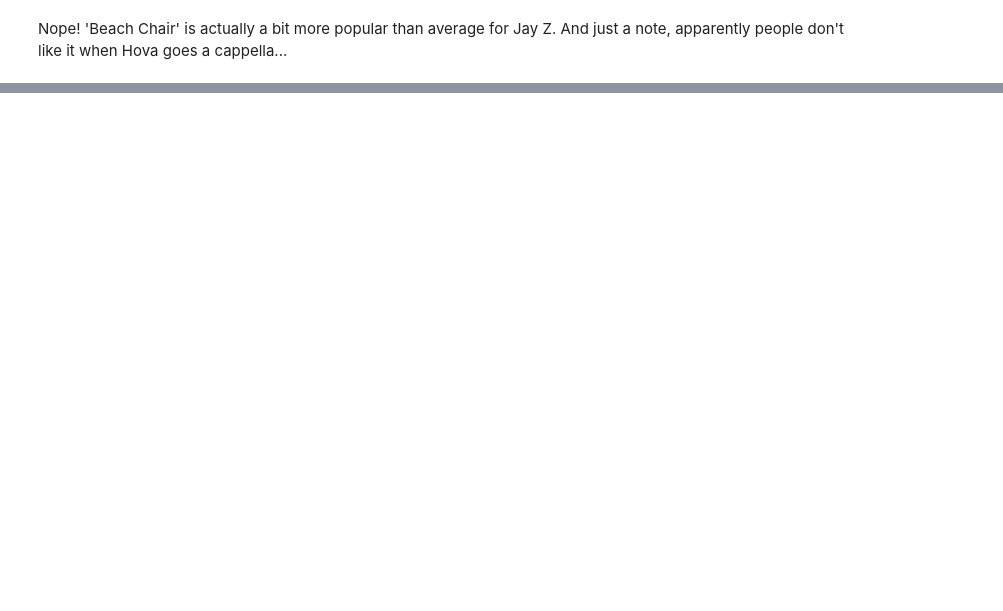
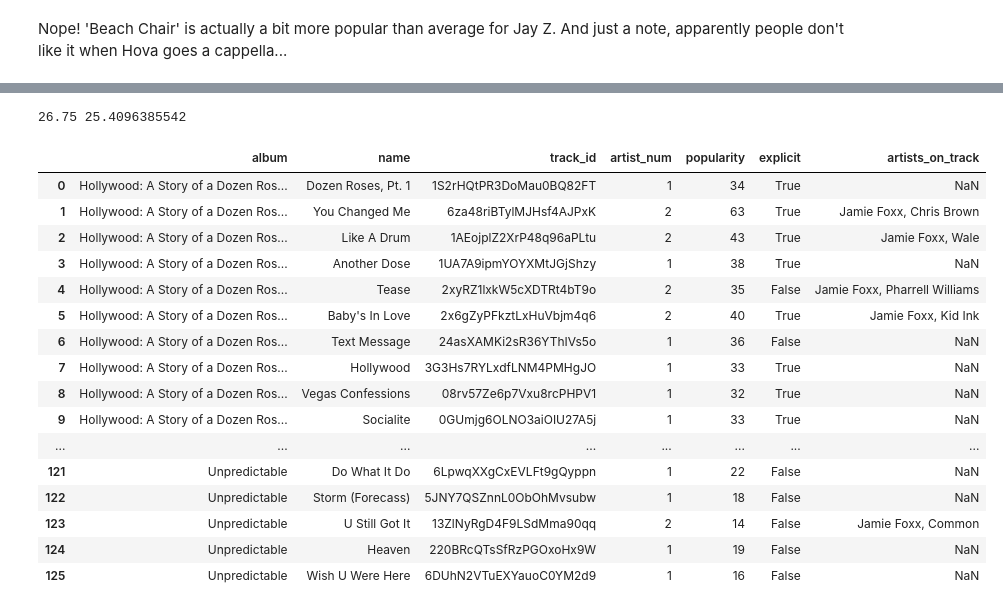
Before and after one commit to katiesch/DSInteractives, a Jupyter notebook: kanye.ipynb, the cells around one changed output, grey strips where cells are left out. Drawn from its saved outputs; the diff is of its cells as text; code cells hidden in the pictures; blank space fills up the shorter version.

Commit message:
starting queries of other artists

```diff
--- a/kanye.ipynb
+++ b/kanye.ipynb
@@ -769,0 +756,5 @@ artist
+# %%
+# Artists that have the largest positive affect on Kanye tracks: Jamie Foxx, T-Pain, Nicki Minaj, Syleena Johnson (but no collabs)
+# Artists with largest negative affect on Kanye tracks: Chris Martin, Brandy, The Game, Ludacris, Freeway
+jf_albums=fetch_albums('Jamie Foxx')
+jf_tracks=fetch_tracks(jf_albums)
@@ -769,0 +775,25 @@ artist
+# %%
+print jf_kanye['popularity'].mean(), jf_alone['popularity'].mean()
+# %% [output]
+26.75 25.4096385542
+# %%
+pd.options.display.max_rows = 150
+jf_tracks
+# %% [output]
+|  | album | name | track_id | artist_num | popularity | explicit | artists_on_track |
+| 0 | Hollywood: A Story of a Dozen Ros... | Dozen Roses, Pt. 1 | 1S2rHQtPR3DoMau0BQ82FT | 1 | 34 | True | NaN |
+| 1 | Hollywood: A Story of a Dozen Ros... | You Changed Me | 6za48riBTylMJHsf4AJPxK | 2 | 63 | True | Jamie Foxx, Chris Brown |
+| 2 | Hollywood: A Story of a Dozen Ros... | Like A Drum | 1AEojplZ2XrP48q96aPLtu | 2 | 43 | True | Jamie Foxx, Wale |
+| 3 | Hollywood: A Story of a Dozen Ros... | Another Dose | 1UA7A9ipmYOYXMtJGjShzy | 1 | 38 | True | NaN |
+| 4 | Hollywood: A Story of a Dozen Ros... | Tease | 2xyRZ1lxkW5cXDTRt4bT9o | 2 | 35 | False | Jamie Foxx, Pharrell Williams |
+| 5 | Hollywood: A Story of a Dozen Ros... | Baby's In Love | 2x6gZyPFkztLxHuVbjm4q6 | 2 | 40 | True | Jamie Foxx, Kid Ink |
+| 6 | Hollywood: A Story of a Dozen Ros... | Text Message | 24asXAMKi2sR36YThIVs5o | 1 | 36 | False | NaN |
+| 7 | Hollywood: A Story of a Dozen Ros... | Hollywood | 3G3Hs7RYLxdfLNM4PMHgJO | 1 | 33 | True | NaN |
+| 8 | Hollywood: A Story of a Dozen Ros... | Vegas Confessions | 08rv57Ze6p7Vxu8rcPHPV1 | 1 | 32 | True | NaN |
+| 9 | Hollywood: A Story of a Dozen Ros... | Socialite | 0GUmjg6OLNO3aiOIU27A5j | 1 | 33 | True | NaN |
+| ... | ... | ... | ... | ... | ... | ... | ... |
+| 121 | Unpredictable | Do What It Do | 6LpwqXXgCxEVLFt9gQyppn | 1 | 22 | False | NaN |
+| 122 | Unpredictable | Storm (Forecass) | 5JNY7QSZnnL0ObOhMvsubw | 1 | 18 | False | NaN |
+| 123 | Unpredictable | U Still Got It | 13ZlNyRgD4F9LSdMma90qq | 2 | 14 | False | Jamie Foxx, Common |
+| 124 | Unpredictable | Heaven | 220BRcQTsSfRzPGOxoHx9W | 1 | 19 | False | NaN |
+| 125 | Unpredictable | Wish U Were Here | 6DUhN2VTuEXYauoC0YM2d9 | 1 | 16 | False | NaN |
```
Also changed, not shown: parts of 6 cells of this notebook.
